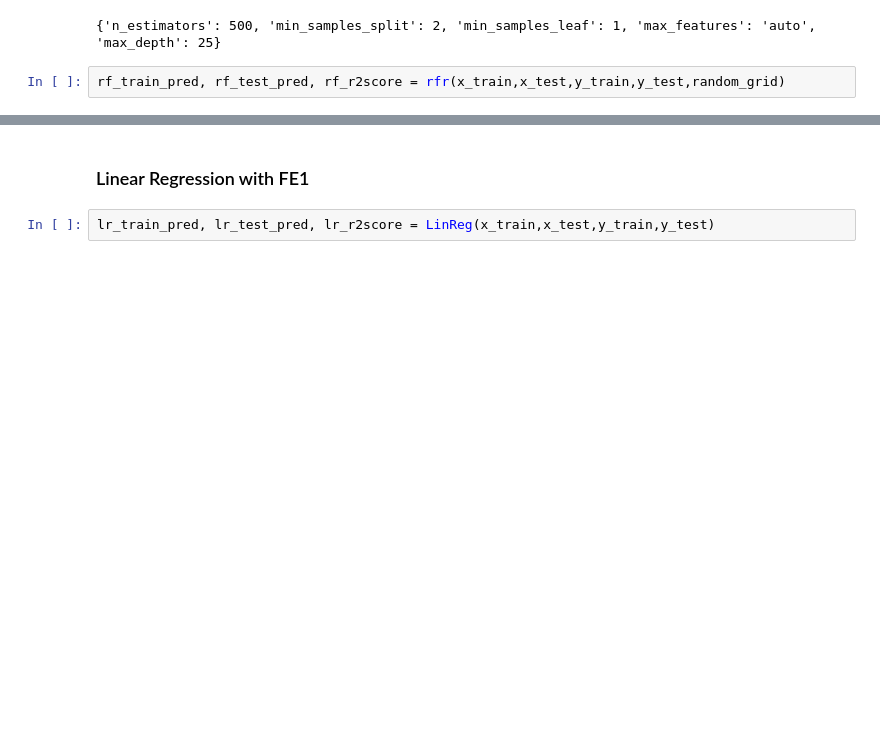
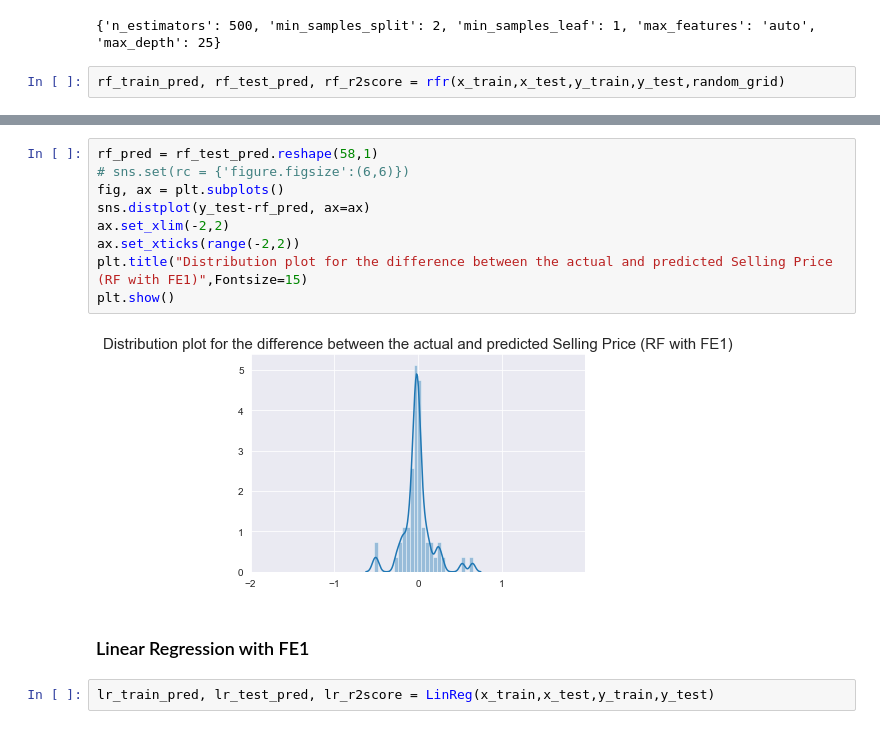
Before and after one commit to BharathiPanamala/Predicting_Car_Price, a Jupyter notebook: Predicting_Car_Price_v5.ipynb, the cells around one changed output, grey strips where cells are left out. Drawn from its saved outputs; the diff is of its cells as text; blank space fills up the shorter version.

```diff
--- a/Predicting_Car_Price_v5.ipynb
+++ b/Predicting_Car_Price_v5.ipynb
@@ -552,6 +562,17 @@ R2 Score: 95.95%
 Mean Absolute Error: 0.11
 Mean Squared Error: 0.03
 Root Mean Squared Error: 0.18
+# %%
+rf_pred = rf_test_pred.reshape(58,1)
+# sns.set(rc = {'figure.figsize':(6,6)})
+fig, ax = plt.subplots()
+sns.distplot(y_test-rf_pred, ax=ax)
+ax.set_xlim(-2,2)
+ax.set_xticks(range(-2,2))
+plt.title("Distribution plot for the difference between the actual and predicted Selling Price (RF with FE1)",Fontsize=15)
+plt.show()
+# %% [output]
+[figure, added]
 # %% [markdown]
 ### Linear Regression with FE1
 # %%
```
Also changed, not shown: parts of 23 cells of this notebook.
